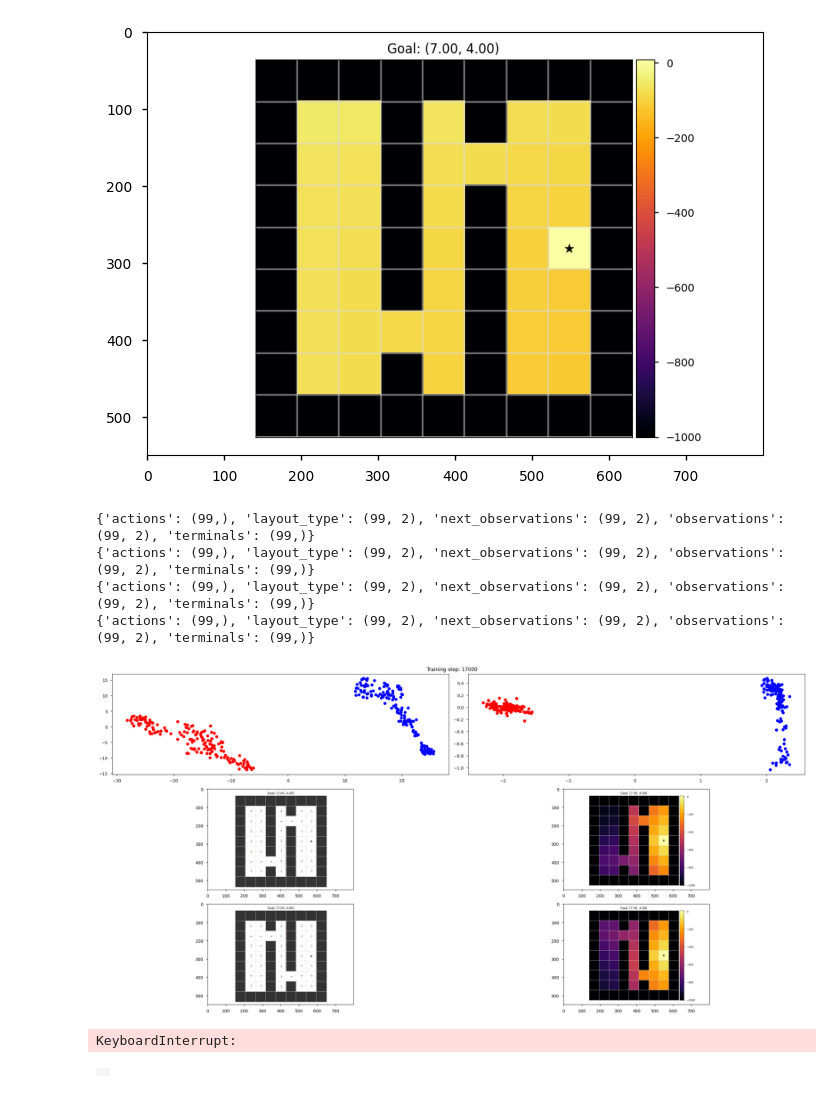
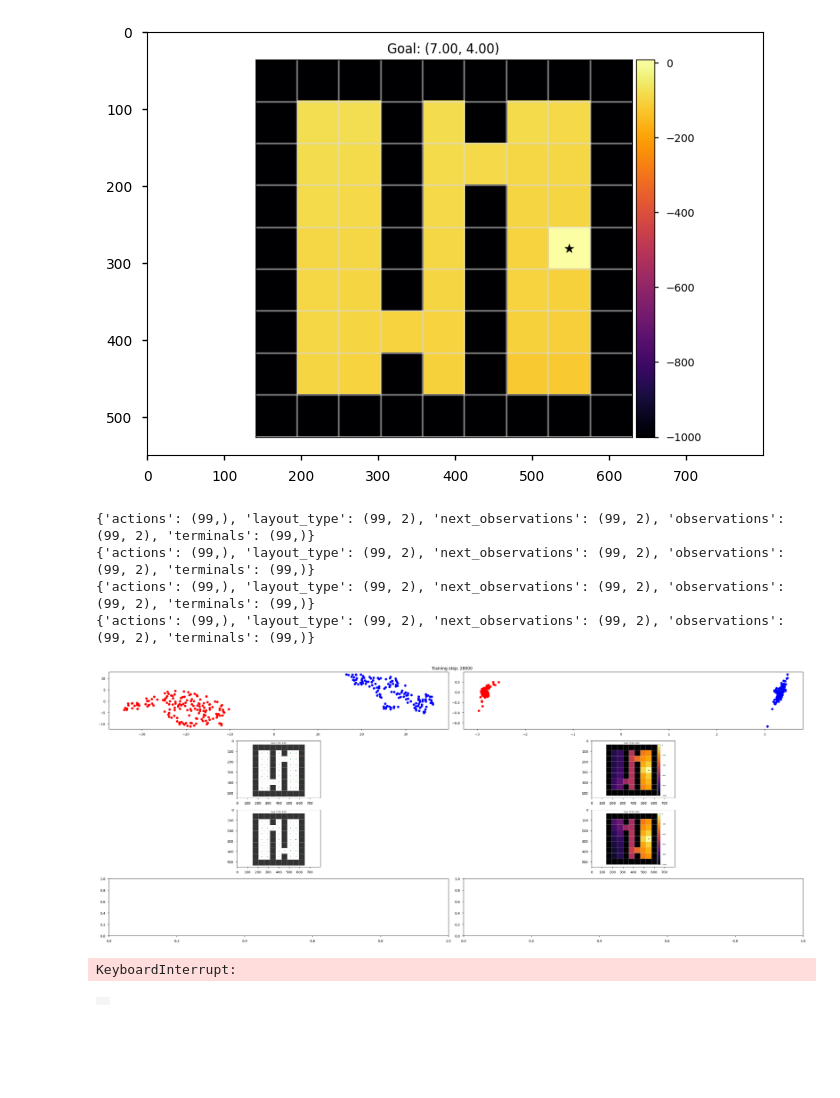
Before and after one commit to skylooop/BeliefConditionedFB, a Jupyter notebook: notebooks/in_context_gciql.ipynb, the cells around one changed output. Cells and saved outputs as stored; diff of their text form; code cells hidden in the pictures; blank space fills up the shorter version.

```diff
--- a/notebooks/in_context_gciql.ipynb
+++ b/notebooks/in_context_gciql.ipynb
@@ -208,8 +208,10 @@ def visualize_policy_image(layout_type):
     if mdp_type is not None:
         if layout_type == 0:
             mdp_type[0] = 1
+        elif layout_type == 1:
+            mdp_type[1] = 1
         else:
-            mdp_type[1] = 1
+            mdp_type[2] = 1
 
     env = DynamicsGeneralization_Doors(render_mode="rgb_array", highlight=False,
                                     max_steps=NUM_TRAIN_STEPS)#iql_config['agent']['context_len'] if iql_config['agent']['use_context'] else None)
@@ -278,14 +280,17 @@ def plot_value_image_grid(env, dataset, value_fn, action_fn, fig=None, ax=None,
         ax.set_title('Goal: ({:.2f}, {:.2f})'.format(goal[0], goal[1]))
         ax.scatter(goal[0], goal[1], s=80, c='black', marker='*')
     return fig, ax
-
+#jnp.all(self.dataset['layout_type'] == jax.nn.one_hot(jnp.array([layout_label]), self.config['number_of_meta_envs']), axis=-1)
 def visualize_value_image(layout_type):
     mdp_type = np.zeros((iql_config['agent']['number_of_meta_envs'], ))
     if mdp_type is not None:
         if layout_type == 0:
             mdp_type[0] = 1
+        elif layout_type == 1:
+            mdp_type[1] = 1
         else:
-            mdp_type[1] = 1
+            mdp_type[2] = 1
+
     env = DynamicsGeneralization_Doors(render_mode="rgb_array", highlight=False,
                                     max_steps=NUM_TRAIN_STEPS)#iql_config['agent']['context_len'] if iql_config['agent']['use_context'] else None)
     env._gen_grid = partial(env._gen_grid, layout_type=layout_type)
@@ -340,9 +345,12 @@ if iql_config['agent']['use_context']:
     sec_layout_indxs = jnp.where(jnp.any((plot_layouts['traj_states'][:, :, 0] == 3.0) & (plot_layouts['traj_states'][:, :, 1] == 2.0), 1))[0]
     sec_layout_trajs = jax.tree_util.tree_map(lambda arr: arr[sec_layout_indxs], plot_layouts)
 
-    plot_layouts = jax.tree.map(lambda x, y: jnp.concatenate([x, y]), first_layout_trajs, sec_layout_trajs)
+    third_layout_indxs = jnp.where(jnp.any((plot_layouts['traj_states'][:, :, 0] == 3.0) & (plot_layouts['traj_states'][:, :, 1] == 1.0), 1))[0]
+    third_layout_trajs = jax.tree_util.tree_map(lambda arr: arr[third_layout_indxs], plot_layouts)
 
-    colors = ['blue'] * first_layout_trajs['traj_actions'].shape[0] + ['red'] * sec_layout_trajs['traj_actions'].shape[0]
+    plot_layouts = jax.tree.map(lambda x, y: jnp.concatenate([x, y]), first_layout_trajs, sec_layout_trajs)#, third_layout_trajs)
+    colors = ['blue'] * first_layout_trajs['traj_actions'].shape[0] + ['red'] * sec_layout_trajs['traj_actions'].shape[0]# +\
+        #['orange'] * third_layout_trajs['traj_actions'].shape[0]
 
 for update_steps in pbar:
     key = jax.random.fold_in(GLOBAL_KEY, update_steps)
@@ -353,15 +361,15 @@ for update_steps in pbar:
         # batch, batch_context, _ = gc_whole_dataset.sample(iql_config['agent']['batch_size'], layout_type=update_steps % NUM_TRAIN_LAYOUTS,
         #                                                     context_length=iql_config['agent']['context_len'])
         # _, negative_context, _ = gc_whole_dataset.sample(iql_config['agent']['batch_size'], layout_type=(update_steps + 1) % NUM_TRAIN_LAYOUTS,
-        #                                        s             context_length=iql_config['agent']['context_len'])
+        #                                                     context_length=iql_config['agent']['context_len'])
         _, batch, _ = gc_whole_dataset.sample(iql_config['agent']['batch_size'], layout_type=update_steps % NUM_TRAIN_LAYOUTS,
                                                             context_length=NUM_TRAIN_STEPS)
-        iql_agent, update_info = iql_agent.update(batch, batch, train_context_embedding=True if update_steps < 20_000 else False)
+        iql_agent, update_info = iql_agent.update(batch, batch, train_context_embedding=True if update_steps < 19_000 else False)
 
     if update_steps % 1_000 == 0:
         clear_output()
         if iql_config['agent']['use_context']:
-            fig, axs = plt.subplots(nrows=3, ncols=2, figsize=(24, 12))
+            fig, axs = plt.subplots(nrows=4, ncols=2, figsize=(30, 12))
             dynamics_embedding_mean, std = iql_agent.network.select('dynamic_transformer')(plot_layouts['traj_states'], plot_layouts['traj_actions'],
                                                                             plot_layouts['traj_next_states'], train=False)
             dynamics_embedding = dynamics_embedding_mean + jax.random.normal(key=key, shape=dynamics_embedding_mean.shape) * jnp.exp(std)
@@ -381,34 +389,39 @@ for update_steps in pbar:
             pred_policy_img = visualize_policy_image(layout_type=1)
             axs[2,0].imshow(pred_policy_img)
             pred_value_img = visualize_value_image(layout_type=1)
             axs[2, 1].imshow(pred_value_img)
+
+            # pred_policy_img = visualize_policy_image(layout_type=2)
+            # axs[3,0].imshow(pred_policy_img)
+            # pred_value_img = visualize_value_image(layout_type=2)
+            # axs[3, 1].imshow(pred_value_img)
         else:
             fig, axs = plt.subplots(nrows=2, ncols=2, figsize=(20, 15))
             pred_policy_img = visualize_policy_image(layout_type=0)
             axs[0, 0].imshow(pred_policy_img)
             pred_value_img = visualize_value_image(layout_type=0)
             axs[0, 1].imshow(pred_value_img)
 
             pred_policy_img = visualize_policy_image(layout_type=1)
             axs[1, 0].imshow(pred_policy_img)
             pred_value_img = visualize_value_image(layout_type=1)
             axs[1, 1].imshow(pred_value_img)
 
             # pred_policy_img = visualize_policy_image(layout_type=2)
             # axs[2, 0].imshow(pred_policy_img)
             # pred_value_img = visualize_value_image(layout_type=2)
             # axs[2, 1].imshow(pred_value_img)
 
         fig.suptitle(f"Training step: {update_steps}")
         plt.tight_layout()
         display(fig)
         plt.close(fig)
 # %% [output]
 {'actions': (99,), 'layout_type': (99, 2), 'next_observations': (99, 2), 'observations': (99, 2), 'terminals': (99,)}
 {'actions': (99,), 'layout_type': (99, 2), 'next_observations': (99, 2), 'observations': (99, 2), 'terminals': (99,)}
 {'actions': (99,), 'layout_type': (99, 2), 'next_observations': (99, 2), 'observations': (99, 2), 'terminals': (99,)}
 {'actions': (99,), 'layout_type': (99, 2), 'next_observations': (99, 2), 'observations': (99, 2), 'terminals': (99,)}
-[figure, old version]
+[figure, new version]
 KeyboardInterrupt:
 # %%
 env = DynamicsGeneralization_Doors(render_mode="rgb_array", highlight=False, max_steps=200, agent_start_pos=(1, 4))
```
Also changed, not shown: parts of 2 cells of this notebook, 1 other file.
